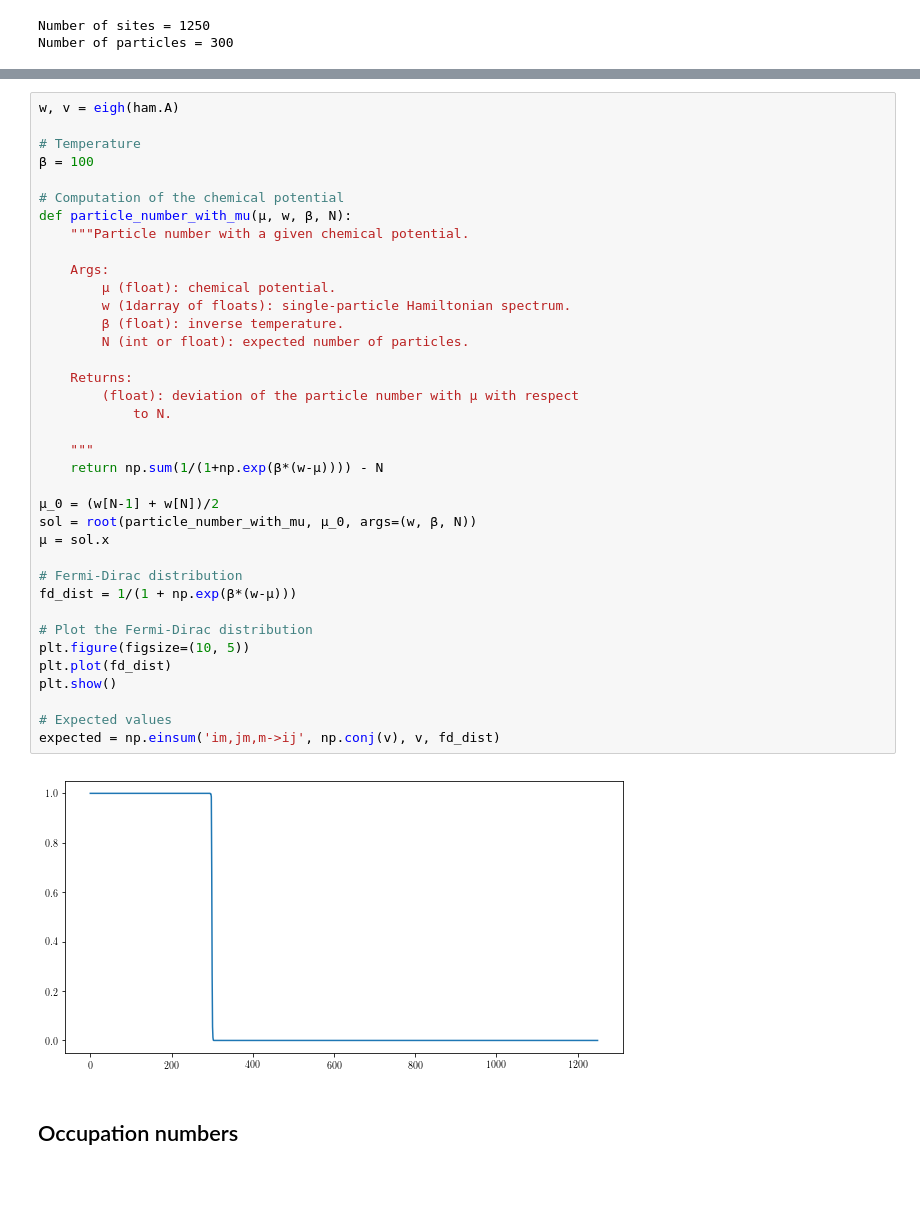
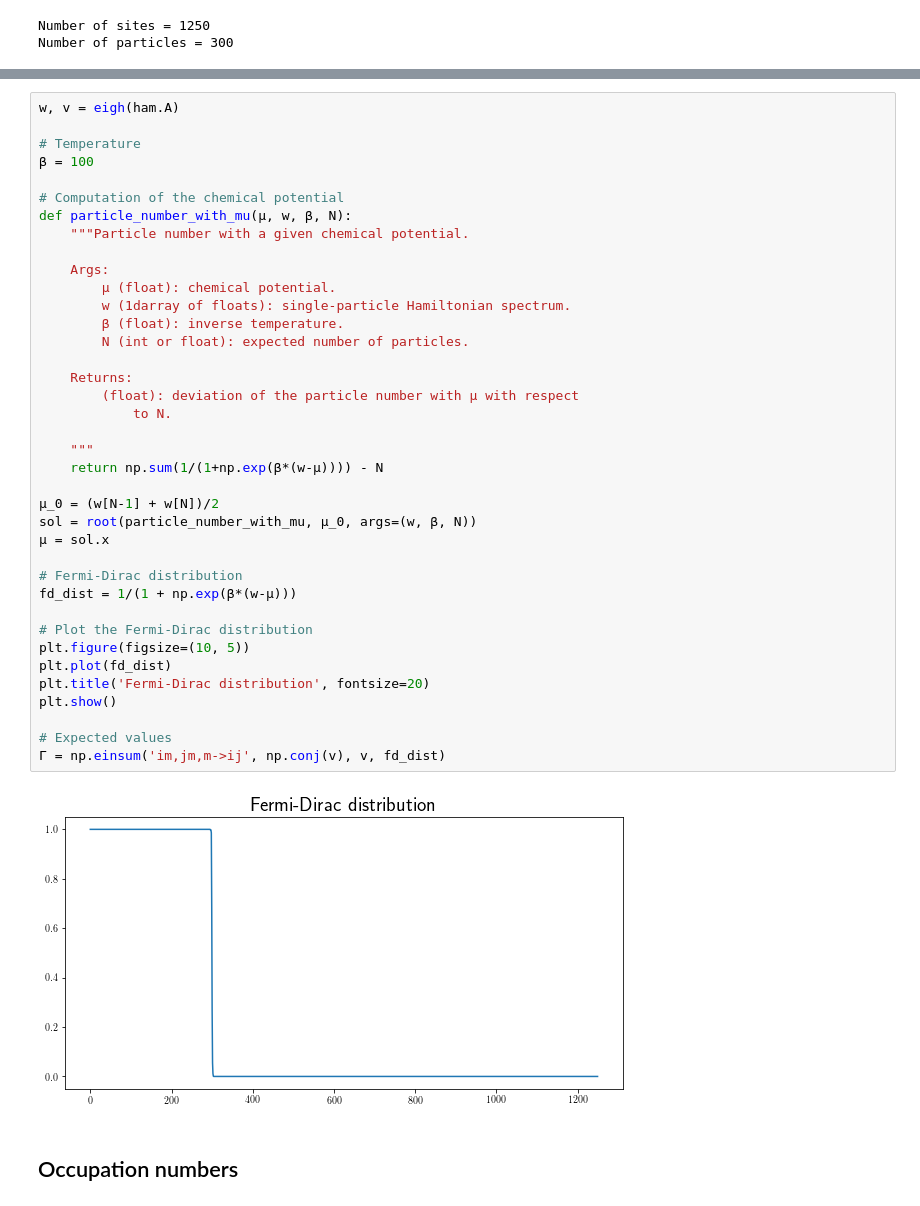
Before and after one commit to juanjosegarciaripoll/haldane, a Jupyter notebook: main.ipynb, the cells around one changed output, grey strips where cells are left out. Saved outputs shown, nothing was run; the diff lists cells and outputs as text.

```diff
--- a/main.ipynb
+++ b/main.ipynb
@@ -74,35 +74,36 @@ w, v = eigh(ham.A)
 def particle_number_with_mu(μ, w, β, N):
     """Particle number with a given chemical potential.
 
     Args:
         μ (float): chemical potential.
         w (1darray of floats): single-particle Hamiltonian spectrum.
         β (float): inverse temperature.
         N (int or float): expected number of particles.
 
     Returns:
         (float): deviation of the particle number with μ with respect
             to N.
 
     """
     return np.sum(1/(1+np.exp(β*(w-μ)))) - N
 
 μ_0 = (w[N-1] + w[N])/2
 sol = root(particle_number_with_mu, μ_0, args=(w, β, N))
 μ = sol.x
 
 # Fermi-Dirac distribution
 fd_dist = 1/(1 + np.exp(β*(w-μ)))
 
 # Plot the Fermi-Dirac distribution
 plt.figure(figsize=(10, 5))
 plt.plot(fd_dist)
+plt.title('Fermi-Dirac distribution', fontsize=20)
 plt.show()
 
 # Expected values
-expected = np.einsum('im,jm,m->ij', np.conj(v), v, fd_dist)
+Γ = np.einsum('im,jm,m->ij', np.conj(v), v, fd_dist)
 # %% [output]
-[figure, old version]
+[figure, new version]
 # %% [markdown]
 ## Occupation numbers
 # %%
```
Also changed, not shown: parts of 12 cells of this notebook, 1 other file.
